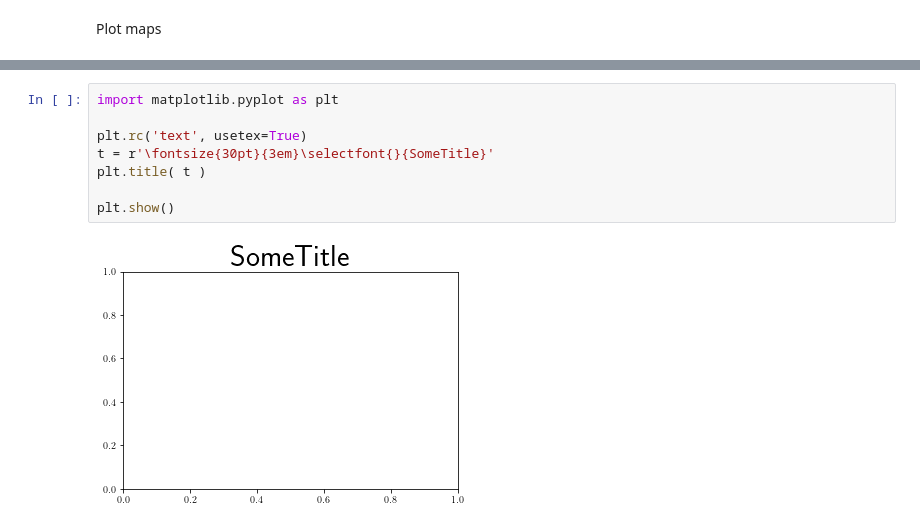
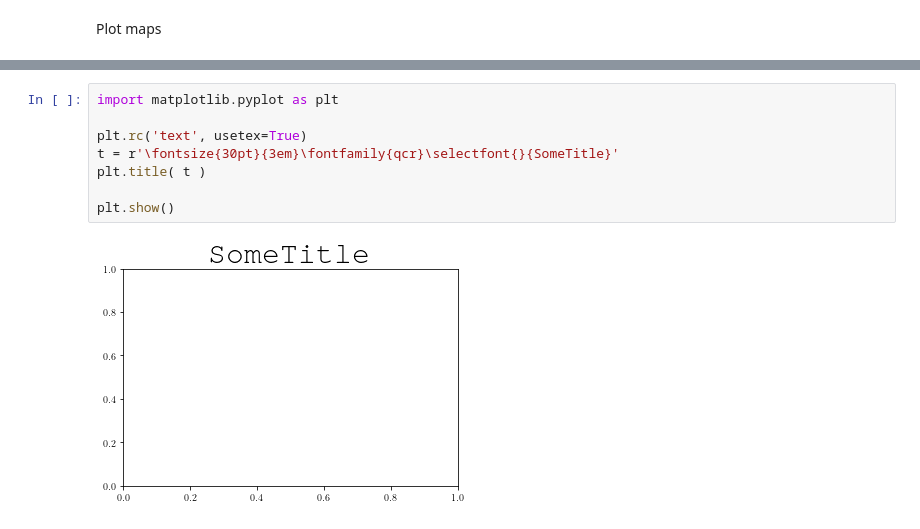
Before and after one commit to jan-schaeffer/powerlinemonsters, a Jupyter notebook: ltw_eda.ipynb, the cells around one changed output, grey strips where cells are left out. Cells and saved outputs as stored; diff of their text form.

```diff
--- a/ltw_eda.ipynb
+++ b/ltw_eda.ipynb
@@ -366,10 +361,10 @@ KeyboardInterrupt:
 # %%
 import matplotlib.pyplot as plt
 
 plt.rc('text', usetex=True)
-t = r'\fontsize{30pt}{3em}\selectfont{}{SomeTitle}'
+t = r'\fontsize{30pt}{3em}\fontfamily{qcr}\selectfont{}{SomeTitle}'
 plt.title( t )
 
 plt.show()
 # %% [output]
-[figure, old version]
+[figure, new version]
```
Also changed, not shown: parts of 1 cell of this notebook, 6 other files.
